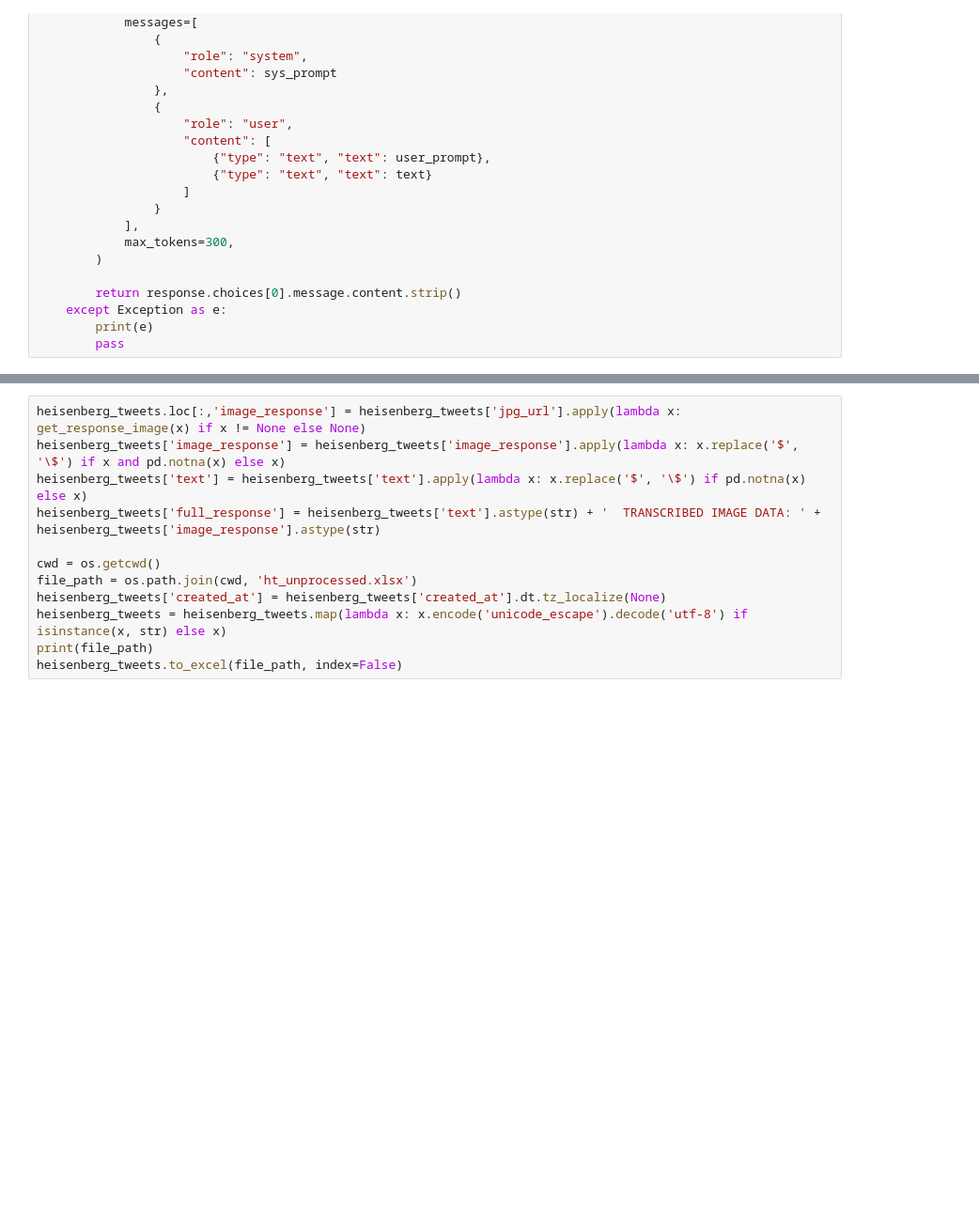
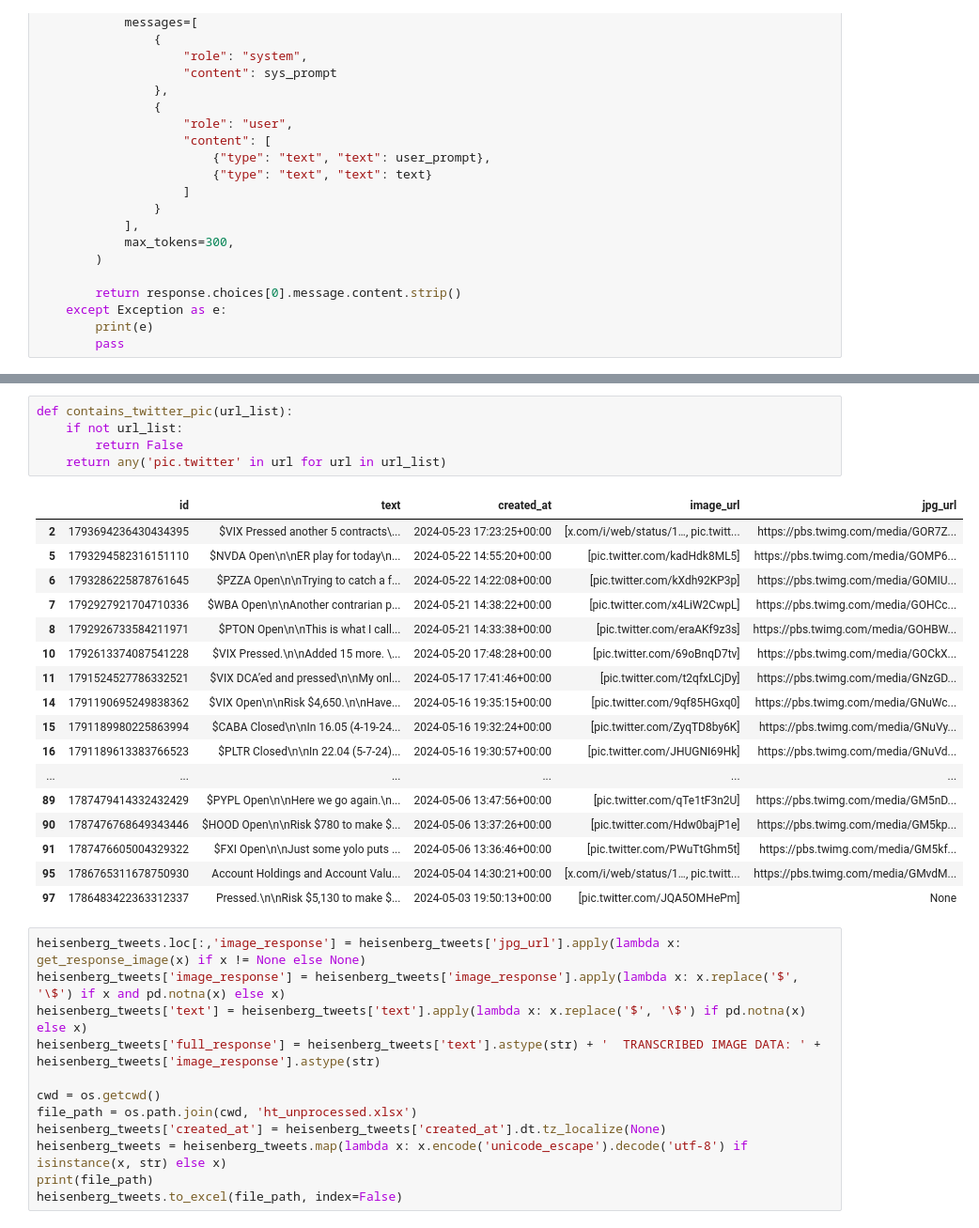
Before and after one commit to amoogat/Project_X, a Jupyter notebook: projectx-cleaned.ipynb, the cells around one changed output, grey strips where cells are left out. Shown: that part at 94% size. Saved outputs shown, nothing was run; the diff lists cells and outputs as text; blank space fills up the shorter version.

Commit message:
Fixed Issue with Image URLs failing

```diff
--- a/projectx-cleaned.ipynb
+++ b/projectx-cleaned.ipynb
@@ -233,3 +240,26 @@ finally:
+# %%
+def contains_twitter_pic(url_list):
+    if not url_list:
+        return False
+    return any('pic.twitter' in url for url in url_list)
+# %% [output]
+|  | id | text | created_at | image_url | jpg_url |
+| 2 | 1793694236430434395 | $VIX Pressed another 5 contracts\... | 2024-05-23 17:23:25+00:00 | [x.com/i/web/status/1…, pic.twitt... | https://pbs.twimg.com/media/GOR7Z... |
+| 5 | 1793294582316151110 | $NVDA Open\n\nER play for today\n... | 2024-05-22 14:55:20+00:00 | [pic.twitter.com/kadHdk8ML5] | https://pbs.twimg.com/media/GOMP6... |
+| 6 | 1793286225878761645 | $PZZA Open\n\nTrying to catch a f... | 2024-05-22 14:22:08+00:00 | [pic.twitter.com/kXdh92KP3p] | https://pbs.twimg.com/media/GOMIU... |
+| 7 | 1792927921704710336 | $WBA Open\n\nAnother contrarian p... | 2024-05-21 14:38:22+00:00 | [pic.twitter.com/x4LiW2CwpL] | https://pbs.twimg.com/media/GOHCc... |
+| 8 | 1792926733584211971 | $PTON Open\n\nThis is what I call... | 2024-05-21 14:33:38+00:00 | [pic.twitter.com/eraAKf9z3s] | https://pbs.twimg.com/media/GOHBW... |
+| 10 | 1792613374087541228 | $VIX Pressed.\n\nAdded 15 more. \... | 2024-05-20 17:48:28+00:00 | [pic.twitter.com/69oBnqD7tv] | https://pbs.twimg.com/media/GOCkX... |
+| 11 | 1791524527786332521 | $VIX DCA’ed and pressed\n\nMy onl... | 2024-05-17 17:41:46+00:00 | [pic.twitter.com/t2qfxLCjDy] | https://pbs.twimg.com/media/GNzGD... |
+| 14 | 1791190695249838362 | $VIX Open\n\nRisk $4,650.\n\nHave... | 2024-05-16 19:35:15+00:00 | [pic.twitter.com/9qf85HGxq0] | https://pbs.twimg.com/media/GNuWc... |
+| 15 | 1791189980225863994 | $CABA Closed\n\nIn 16.05 (4-19-24... | 2024-05-16 19:32:24+00:00 | [pic.twitter.com/ZyqTD8by6K] | https://pbs.twimg.com/media/GNuVy... |
+| 16 | 1791189613383766523 | $PLTR Closed\n\nIn 22.04 (5-7-24)... | 2024-05-16 19:30:57+00:00 | [pic.twitter.com/JHUGNI69Hk] | https://pbs.twimg.com/media/GNuVd... |
+| ... | ... | ... | ... | ... | ... |
+| 89 | 1787479414332432429 | $PYPL Open\n\nHere we go again.\n... | 2024-05-06 13:47:56+00:00 | [pic.twitter.com/qTe1tF3n2U] | https://pbs.twimg.com/media/GM5nD... |
+| 90 | 1787476768649343446 | $HOOD Open\n\nRisk $780 to make $... | 2024-05-06 13:37:26+00:00 | [pic.twitter.com/Hdw0bajP1e] | https://pbs.twimg.com/media/GM5kp... |
+| 91 | 1787476605004329322 | $FXI Open\n\nJust some yolo puts ... | 2024-05-06 13:36:46+00:00 | [pic.twitter.com/PWuTtGhm5t] | https://pbs.twimg.com/media/GM5kf... |
+| 95 | 1786765311678750930 | Account Holdings and Account Valu... | 2024-05-04 14:30:21+00:00 | [x.com/i/web/status/1…, pic.twitt... | https://pbs.twimg.com/media/GMvdM... |
+| 97 | 1786483422363312337 | Pressed.\n\nRisk $5,130 to make $... | 2024-05-03 19:50:13+00:00 | [pic.twitter.com/JQA5OMHePm] | None |
 # %%
 heisenberg_tweets.loc[:,'image_response'] = heisenberg_tweets['jpg_url'].apply(lambda x: get_response_image(x) if x != None else None)
 heisenberg_tweets['image_response'] = heisenberg_tweets['image_response'].apply(lambda x: x.replace('$', '\$') if x and pd.notna(x) else x)
```
Also changed, not shown: parts of 5 cells of this notebook, 1 other file.
